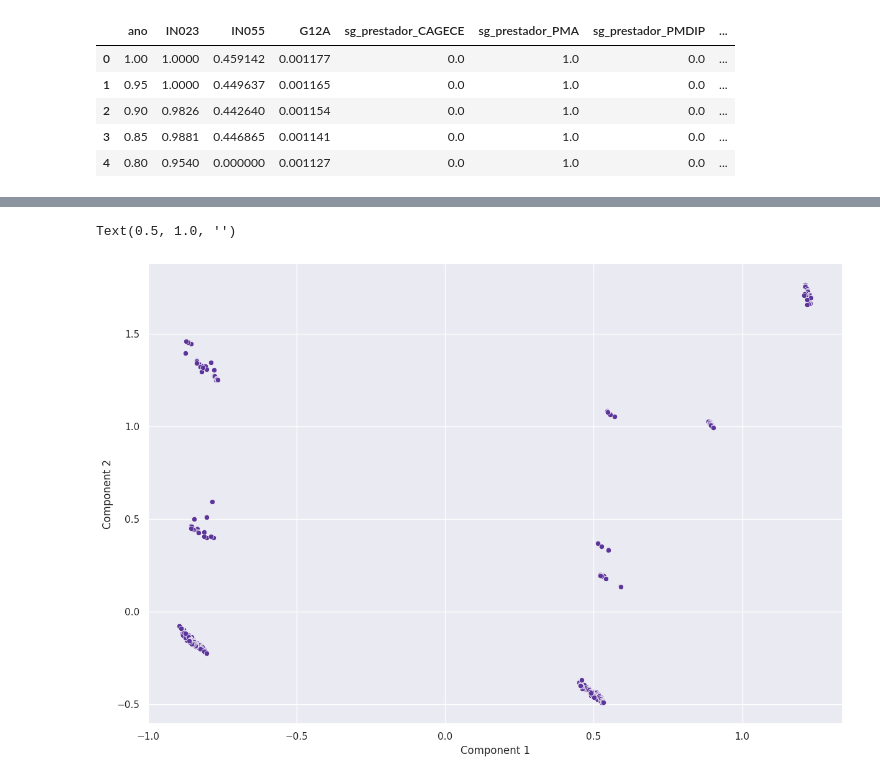
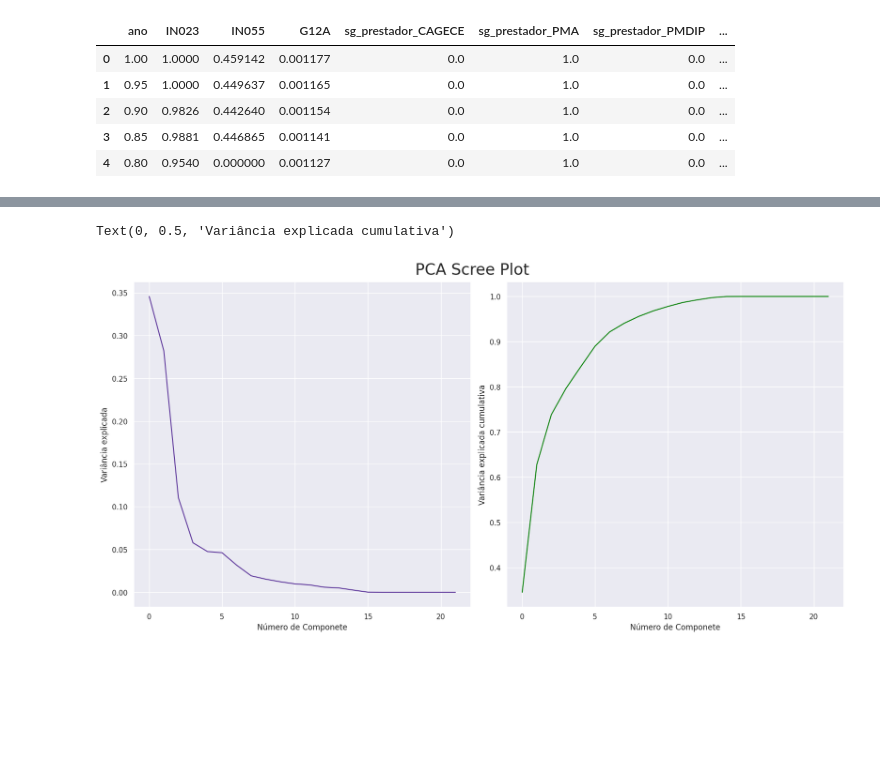
Before and after one commit to rafaelcbpy/Comp_Aplicada_ICA, a Jupyter notebook: notebooks/HW1/EDA.ipynb, the cells around one changed output, grey strips where cells are left out. Saved outputs shown, nothing was run; the diff lists cells and outputs as text; code cells hidden in the pictures; blank space fills up the shorter version.

```diff
--- a/notebooks/HW1/EDA.ipynb
+++ b/notebooks/HW1/EDA.ipynb
@@ -440,17 +599,29 @@ X_reduced = pca.transform(X)
+# %%
+fig, (ax1, ax2) = plt.subplots(1, 2, figsize=(16,8), dpi=100, constrained_layout = True)
+
+plt.suptitle("PCA Scree Plot", fontsize=24)
+
+sns.lineplot(pca.explained_variance_ratio_, ax=ax1)
+ax1.set_xlabel('Número de Componete')
+ax1.set_ylabel('Variância explicada')
+
+sns.lineplot(np.cumsum(pca.explained_variance_ratio_), ax=ax2, color='green')
+ax2.set_xlabel('Número de Componete')
+ax2.set_ylabel('Variância explicada cumulativa')
+# %% [output]
+Text(0, 0.5, 'Variância explicada cumulativa')
+[figure, added]
 # %%
-fig, ax = plt.subplots(1, 1, figsize=(12,8), dpi=100, constrained_layout = True)
+# fig, ax = plt.subplots(1, 1, figsize=(12,8), dpi=100, constrained_layout = True)
 
-# plt.suptitle("")
-sns.scatterplot(
-    x=X_reduced[:, 0],
-    y=X_reduced[:, 1],
-    ax=ax
-)
+# # plt.suptitle("")
+# sns.scatterplot(
+#     x=pca_features[:, 0],
+#     y=pca_features[:, 1],
+#     ax=ax
+# )
 
-ax.set(title=f"Unconditional multi-variate analysis of the predictors | PCA")
-ax.set_xlabel("Component 1", fontsize=12)
-ax.set_ylabel("Component 2", fontsize=12)
-ax.set_title("", fontsize=15)
+# ax.set(title=f"Unconditional multi-variate analysis of the predictors | PCA")
+# ax.set_xlabel("Component 1", fontsize=12)
+# ax.set_ylabel("Component 2", fontsize=12)
+# ax.set_title("", fontsize=15)
-# %% [output]
-Text(0.5, 1.0, '')
-[figure, removed]
```
Also changed, not shown: parts of 10 cells of this notebook.
